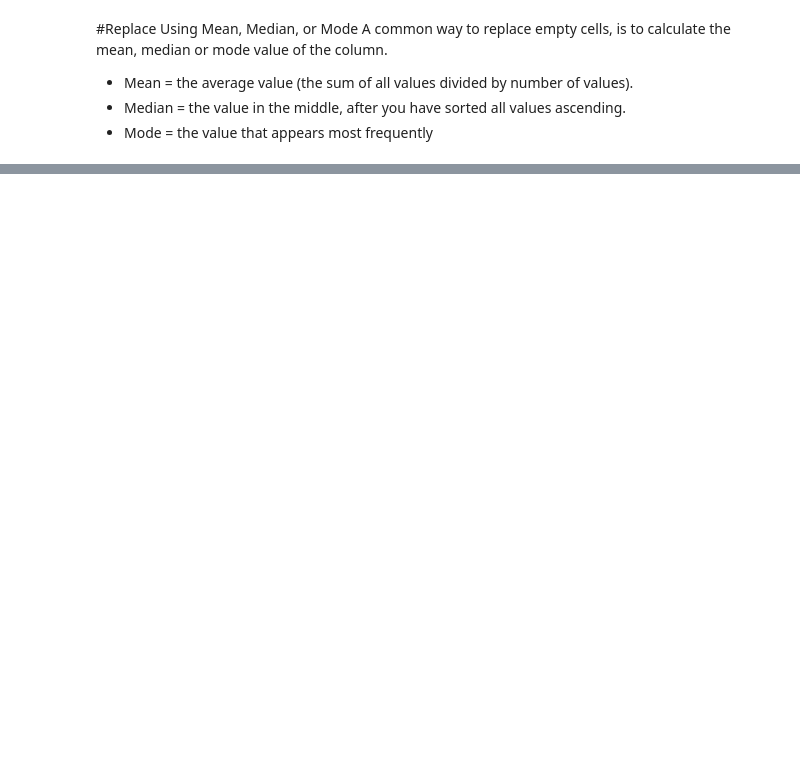
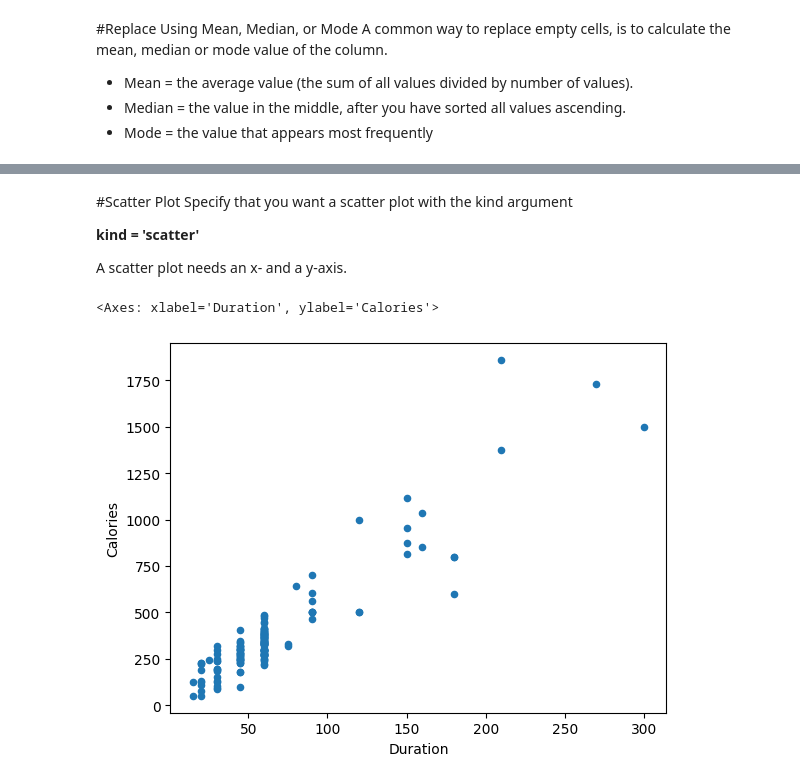
Before and after one commit to Abhinayarao/Machine-Learning, a Jupyter notebook: Pandas.ipynb, the cells around one changed output, grey strips where cells are left out. Cells and saved outputs as stored; diff of their text form; code cells hidden in the pictures; blank space fills up the shorter version.

```diff
--- a/Pandas.ipynb
+++ b/Pandas.ipynb
@@ -191,0 +333,12 @@ df.fillna({'Age':x}, inplace=True)
+# %% [markdown]
+#Scatter Plot
+Specify that you want a scatter plot with the kind argument
+
+**kind = 'scatter'**
+
+A scatter plot needs an x- and a y-axis.
+# %%
+df.plot(kind = 'scatter', y = 'Calories', x = 'Duration')
+# %% [output]
+<Axes: xlabel='Duration', ylabel='Calories'>
+[figure, added]
```
Also changed, not shown: parts of 27 cells of this notebook.
